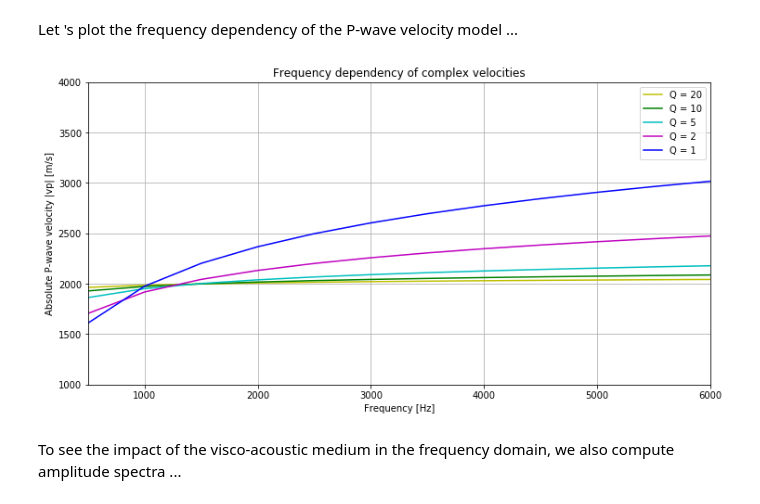
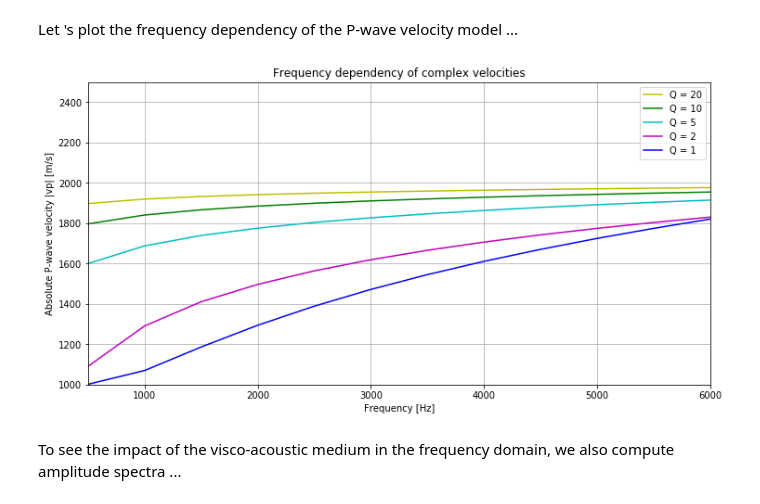
Before and after one commit to daniel-koehn/Student_Projects, a Jupyter notebook: 2022/3D_visco_ac_hom_full_space/3D_acoustic_hom_full_space.ipynb, the cells around one changed output. Drawn from its saved outputs; the diff is of its cells as text; code cells hidden in the pictures.

```diff
--- a/2022/3D_visco_ac_hom_full_space/3D_acoustic_hom_full_space.ipynb
+++ b/2022/3D_visco_ac_hom_full_space/3D_acoustic_hom_full_space.ipynb
@@ -235,7 +236,7 @@ def visco_ac(Q):
     w = 2. * np.pi * freq
 
     # Define complex P-wave velocity accoring to the Kolsky-Futterman model
-    wr = 1e4 # reference frequency
+    wr = 8e4 # reference frequency
     vpc = vp0 * (1 + (1./(np.pi*Q)) * np.log(np.abs(w/wr)) + 1j * np.sign(w) / (2.*Q))
 
     # Define frequency domain Greens function
@@ -263,24 +264,24 @@ Let 's plot the frequency dependency of the P-wave velocity model ...
 # %%
 # Compare time domain seismograms and amplitude spectra
 plt.figure(figsize=(12,6))
 
 plt.plot(freq[:nt//2], np.abs(vpQ20[:nt//2]), 'y-', label='Q = 20')
 plt.plot(freq[:nt//2], np.abs(vpQ10[:nt//2]), 'g-', label='Q = 10')
 plt.plot(freq[:nt//2], np.abs(vpQ5[:nt//2]), 'c-', label='Q = 5')
 plt.plot(freq[:nt//2], np.abs(vpQ2[:nt//2]), 'm-', label='Q = 2')
 plt.plot(freq[:nt//2], np.abs(vpQ1[:nt//2]), 'b-', label='Q = 1')
 plt.title("Frequency dependency of complex velocities" )
 plt.xlabel("Frequency [Hz]")
 plt.ylabel("Absolute P-wave velocity |vp| [m/s]")
 plt.xlim((500, 3.*f0))
-plt.ylim((1000, 4000))
+plt.ylim((1000, 2500))
 plt.grid()
 plt.legend()
 
 plt.savefig('Visco-acoustic_Green_3D_vel.pdf', bbox_inches='tight')
 plt.show()
 # %% [output]
-[figure, old version]
+[figure, new version]
 # %% [markdown]
 To see the impact of the visco-acoustic medium in the frequency domain, we also compute amplitude spectra ...
 # %%
```
Also changed, not shown: parts of 2 cells of this notebook.
